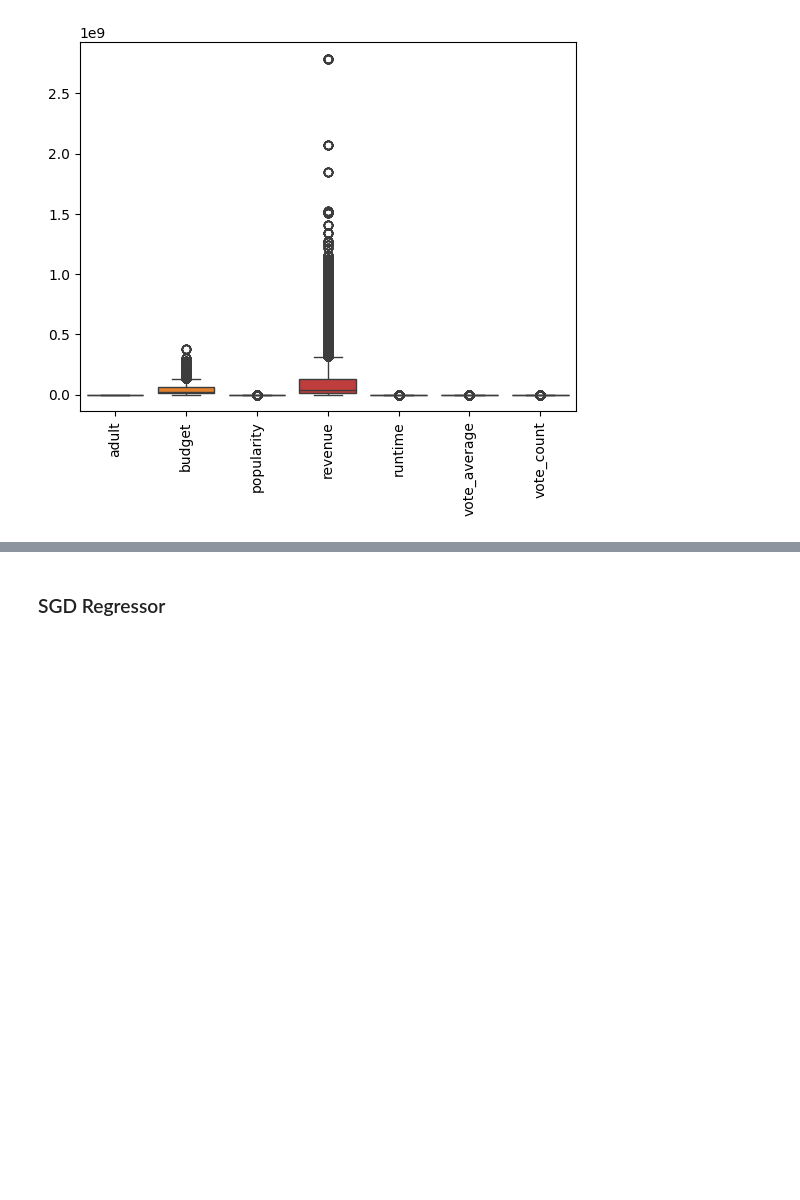
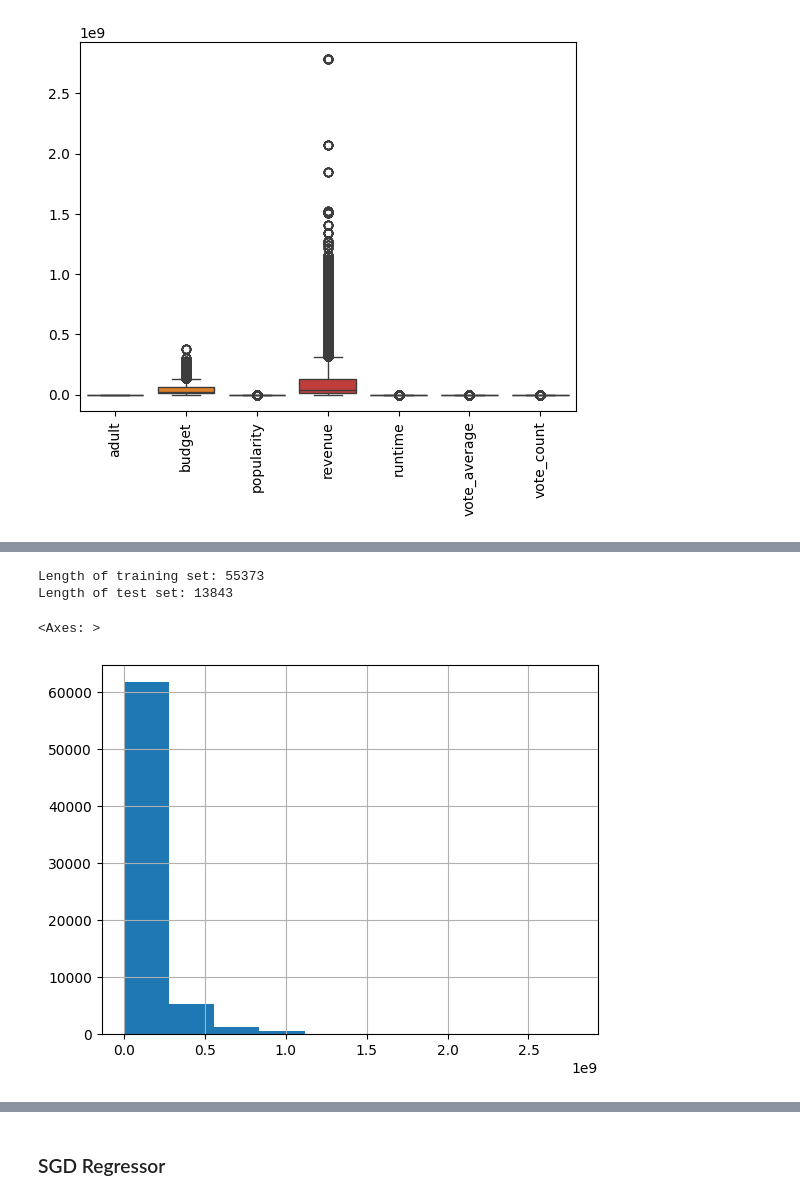
Before and after one commit to Gruppe-H/AI_exam, a Jupyter notebook: regression.ipynb, the cells around one changed output, grey strips where cells are left out. Drawn from its saved outputs; the diff is of its cells as text; code cells hidden in the pictures; blank space fills up the shorter version.

```diff
--- a/regression.ipynb
+++ b/regression.ipynb
@@ -472,0 +474,14 @@ plt.show()
+# %%
+def split_train_test(data, test_ratio):
+    shuffled_indices = np.random.permutation(len(data))
+    test_set_size = int(len(data) * test_ratio)
+    test_indices = shuffled_indices[:test_set_size]
+    train_indices = shuffled_indices[test_set_size:]
+    return data.iloc[train_indices], data.iloc[test_indices]
+
+train_set, test_set = split_train_test(cleaned_data, 0.2)
+print('Length of training set: ' + str(len(train_set)))
+print('Length of test set: ' + str(len(test_set)))
+# %% [output]
+Length of training set: 55373
+Length of test set: 13843
@@ -472,0 +492,5 @@ plt.show()
+# %%
+cleaned_data["revenue"].hist()
+# %% [output]
+<Axes: >
+[figure, added]
```
Also changed, not shown: parts of 47 cells of this notebook.
